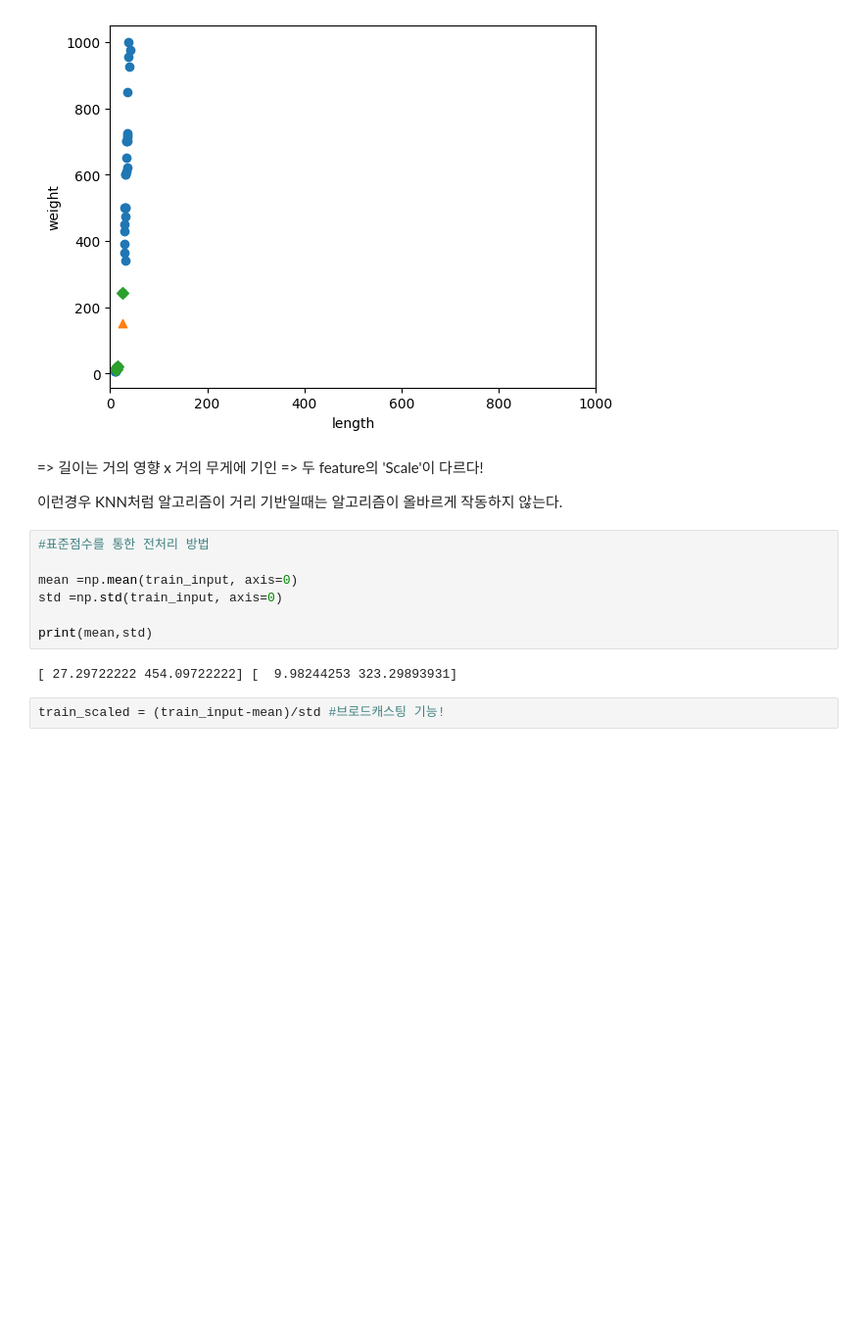
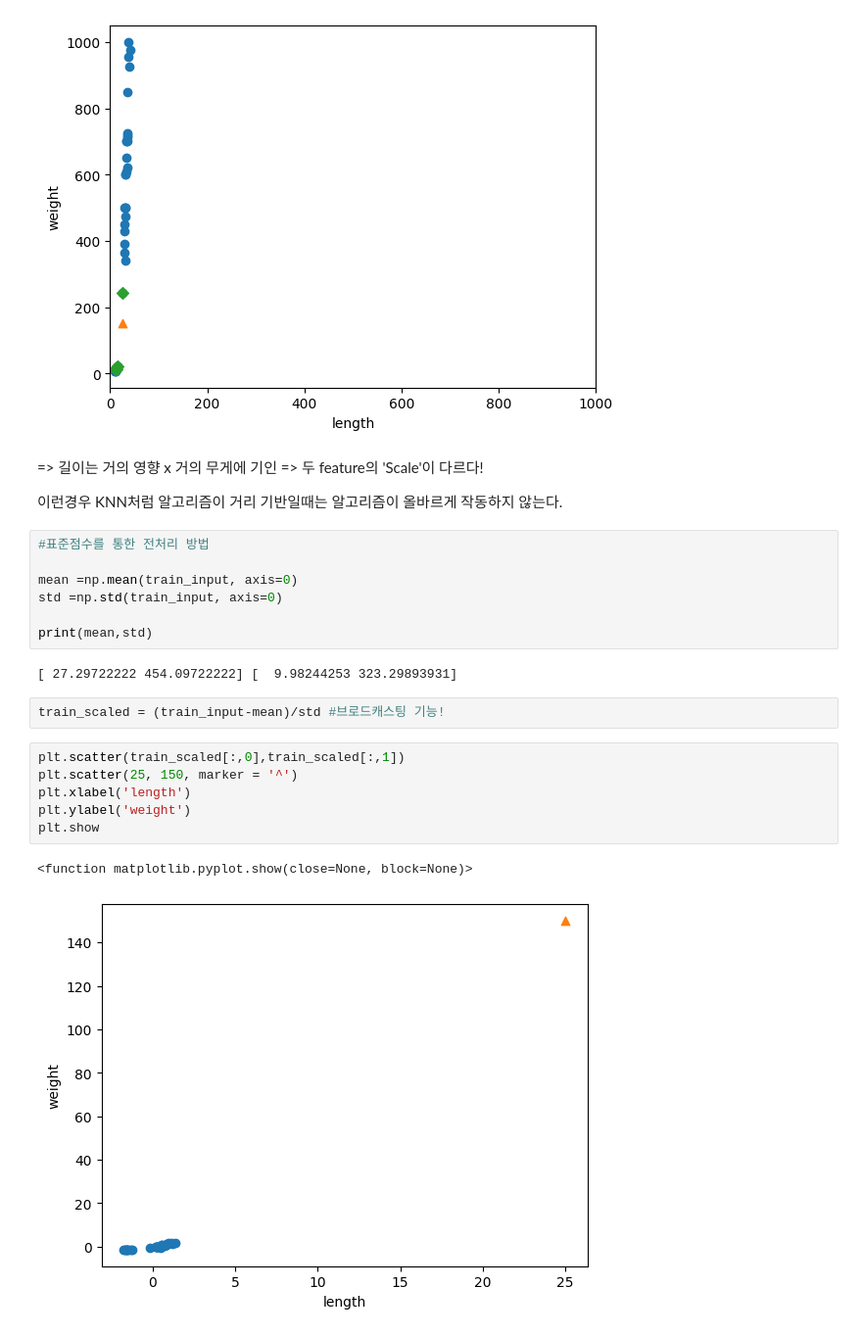
Before and after one commit to pxxxxq/DLstudy, a Jupyter notebook: jin024144/2-2.ipynb, the cells around one changed output. Shown at 98% size. Saved outputs shown, nothing was run; the diff lists cells and outputs as text; blank space fills up the shorter version.

```diff
--- a/jin024144/2-2.ipynb
+++ b/jin024144/2-2.ipynb
@@ -129,3 +130,12 @@ print(mean,std)
 [ 27.29722222 454.09722222] [  9.98244253 323.29893931]
 # %%
 train_scaled = (train_input-mean)/std #브로드캐스팅 기능!
+# %%
+plt.scatter(train_scaled[:,0],train_scaled[:,1])
+plt.scatter(25, 150, marker = '^')
+plt.xlabel('length')
+plt.ylabel('weight')
+plt.show
+# %% [output]
+<function matplotlib.pyplot.show(close=None, block=None)>
+[figure, added]
```
Also changed, not shown: parts of 8 cells of this notebook.
